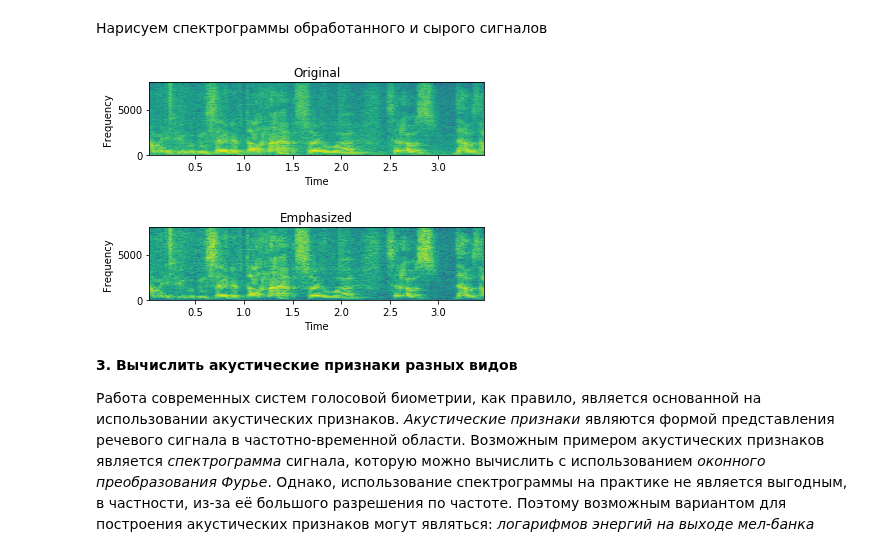
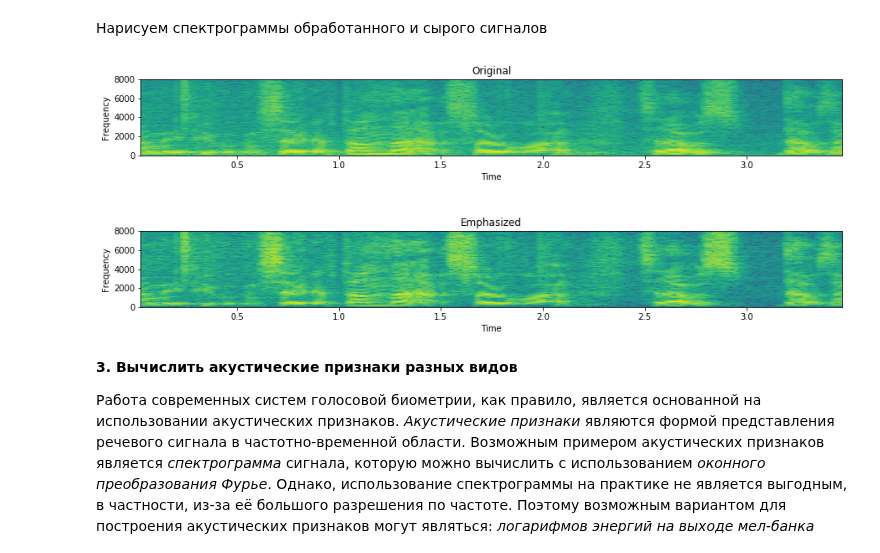
Before and after one commit to va-volokhov/itmo_speaker_recognition_course, a Jupyter notebook: lab1/lab1.ipynb, the cells around one changed output. Saved outputs shown, nothing was run; the diff lists cells and outputs as text; code cells hidden in the pictures.

```diff
--- a/lab1/lab1.ipynb
+++ b/lab1/lab1.ipynb
@@ -140,24 +149,24 @@ emphasized_signal = np.append(signal[0], signal[1:] - pre_emphasis * signal[:-1]
 # %% [markdown]
 Нарисуем спектрограммы обработанного и сырого сигналов
 # %%
-plt.figure(2)
+plt.figure(figsize=(15,5))
 plot_a = plt.subplot(211)
 plt.subplots_adjust(wspace=0, hspace=1)
 
 plot_a.specgram(signal, NFFT=1024, Fs=sample_rate, noverlap=900)
 plot_a.set_xlabel('Time')
 plot_a.set_ylabel('Frequency')
 plot_a.title.set_text('Original')
 
 plot_b = plt.subplot(212)
 plot_b.specgram(emphasized_signal, NFFT=1024, Fs=sample_rate, noverlap=900)
 plot_b.set_xlabel('Time')
 plot_b.set_ylabel('Frequency')
 plot_b.title.set_text('Emphasized')
 
 plt.show()
 # %% [output]
-[figure, old version]
+[figure, new version]
 # %% [markdown]
 **3. Вычислить акустические признаки разных видов**
 
```
Also changed, not shown: parts of 13 cells of this notebook, 1 other file.
